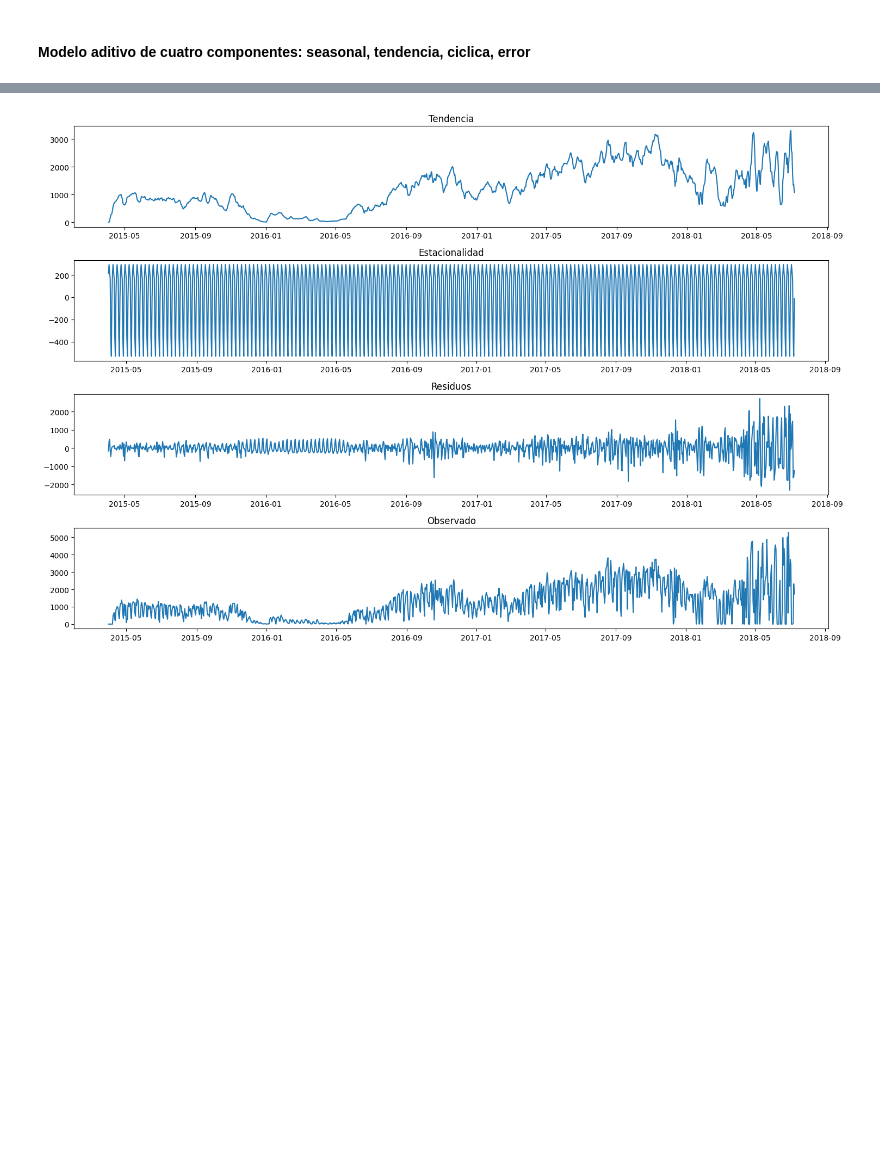
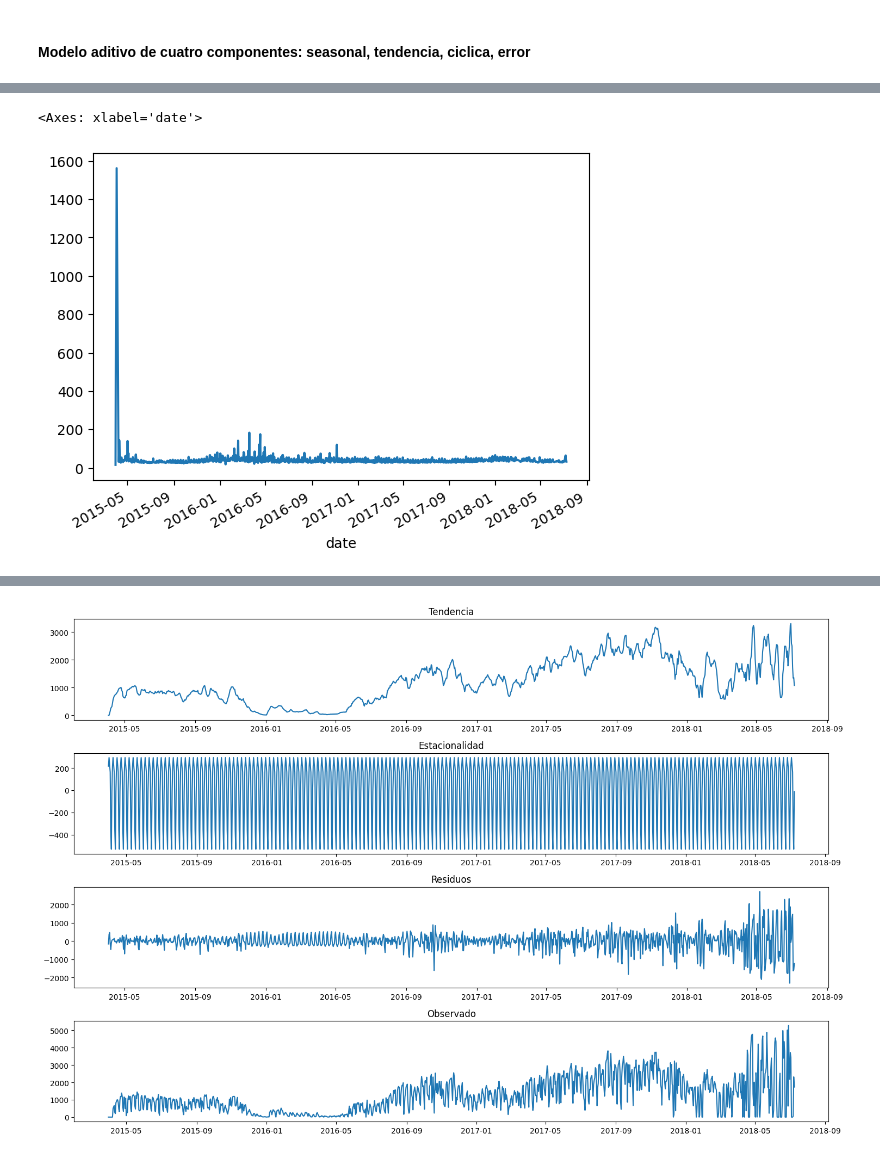
Before and after one commit to marianataglio/seriestemporales, a Jupyter notebook: tp_st.ipynb, the cells around one changed output, grey strips where cells are left out. Cells and saved outputs as stored; diff of their text form; code cells hidden in the pictures; blank space fills up the shorter version.

```diff
--- a/tp_st.ipynb
+++ b/tp_st.ipynb
@@ -136,0 +157,5 @@ dr = daily_rentals.set_index('date')
+# %%
+dr.total_minutes.dropna().plot()
+# %% [output]
+<Axes: xlabel='date'>
+[figure, added]
```
Also changed, not shown: parts of 16 cells of this notebook.
